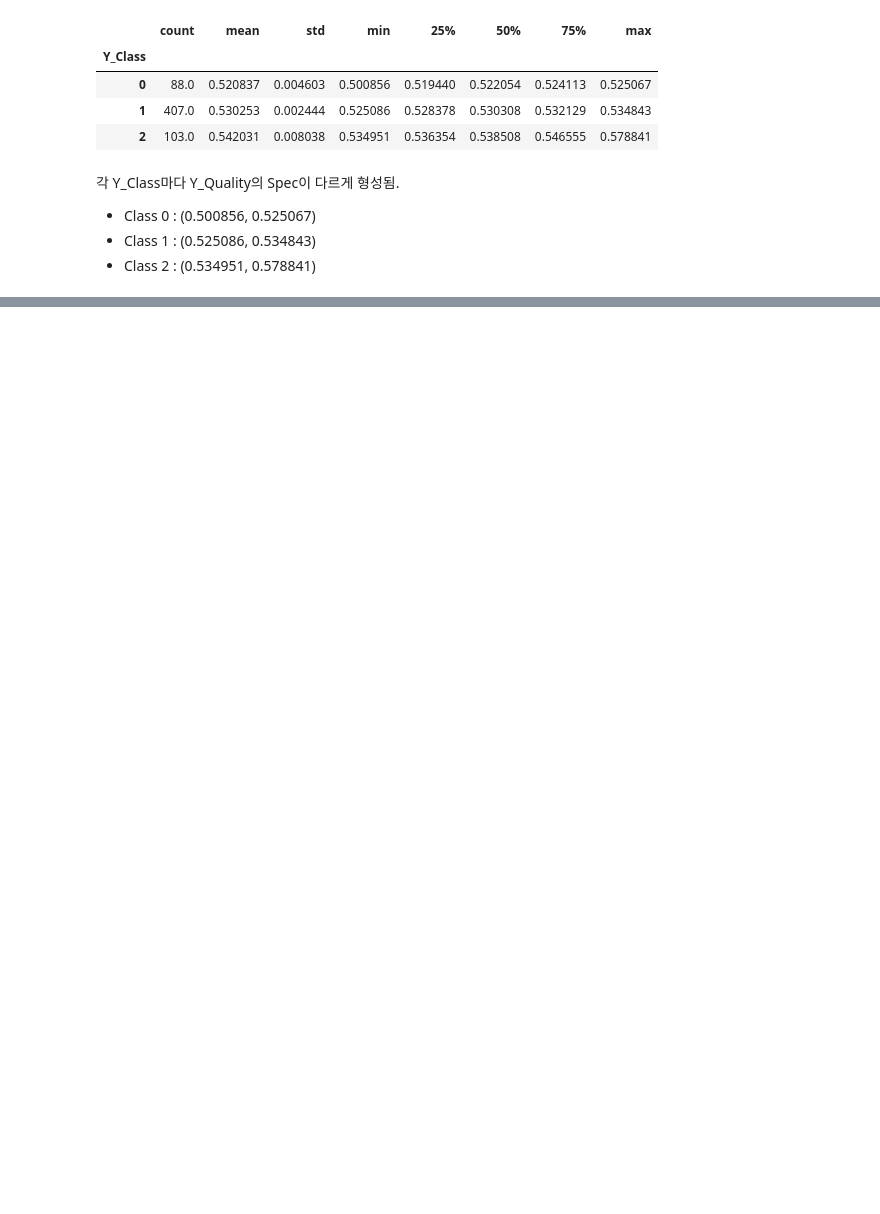
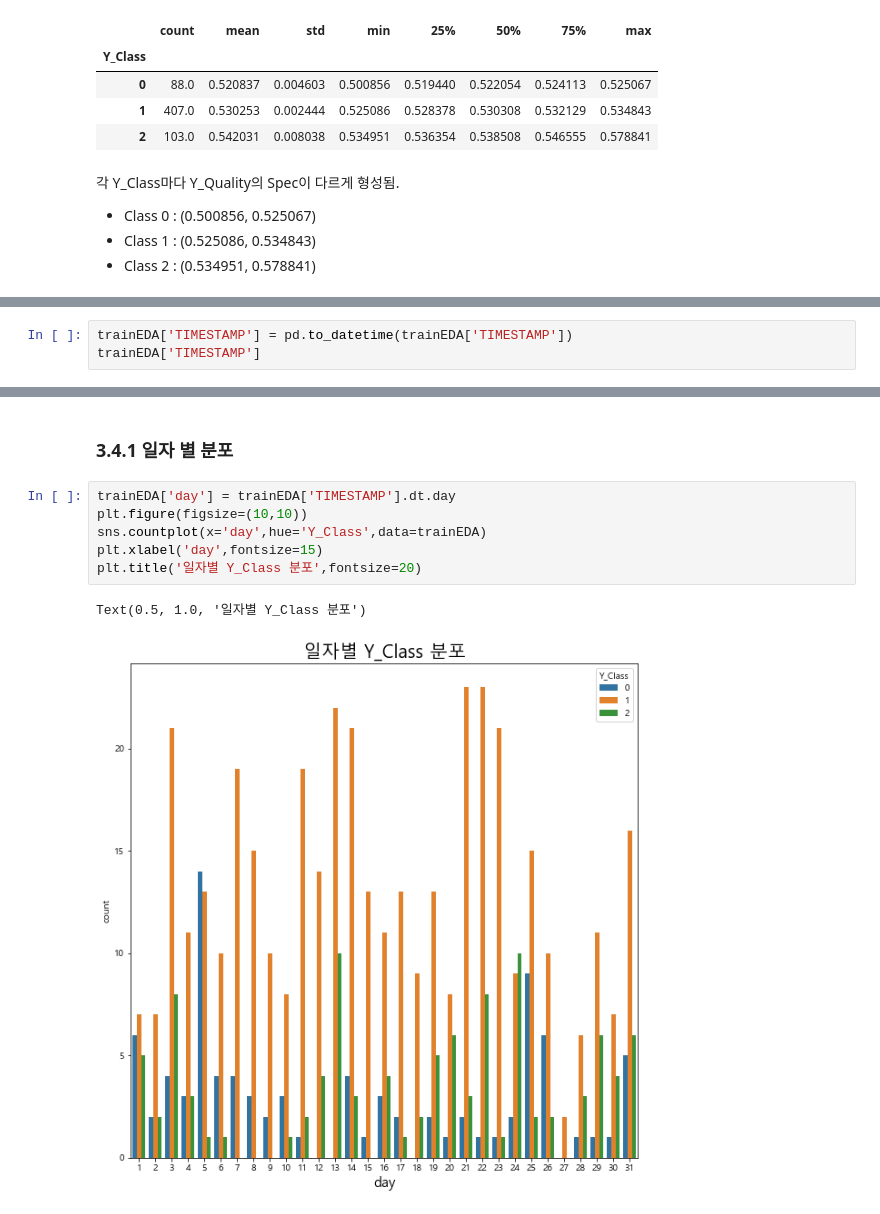
Before and after one commit to Parksemo/Ark_Project, a Jupyter notebook: 데이터분석/catboost + optuna/CatBoost+Optuna를 확용한 품질 상태 분석.ipynb, the cells around one changed output, grey strips where cells are left out. Saved outputs shown, nothing was run; the diff lists cells and outputs as text; blank space fills up the shorter version.

```diff
--- a/데이터분석/catboost + optuna/CatBoost+Optuna를 확용한 품질 상태 분석.ipynb
+++ b/데이터분석/catboost + optuna/CatBoost+Optuna를 확용한 품질 상태 분석.ipynb
@@ -268,0 +210,3 @@ Name: LINE_first, Length: 598, dtype: object
+# %%
+trainEDA['TIMESTAMP'] = pd.to_datetime(trainEDA['TIMESTAMP'])
+trainEDA['TIMESTAMP']
@@ -268,0 +226,11 @@ Name: LINE_first, Length: 598, dtype: object
+# %% [markdown]
+### 3.4.1 일자 별 분포
+# %%
+trainEDA['day'] = trainEDA['TIMESTAMP'].dt.day
+plt.figure(figsize=(10,10))
+sns.countplot(x='day',hue='Y_Class',data=trainEDA)
+plt.xlabel('day',fontsize=15)
+plt.title('일자별 Y_Class 분포',fontsize=20)
+# %% [output]
+Text(0.5, 1.0, '일자별 Y_Class 분포')
+[figure, added]
```
Also changed, not shown: parts of 85 cells of this notebook, 6 other files.
